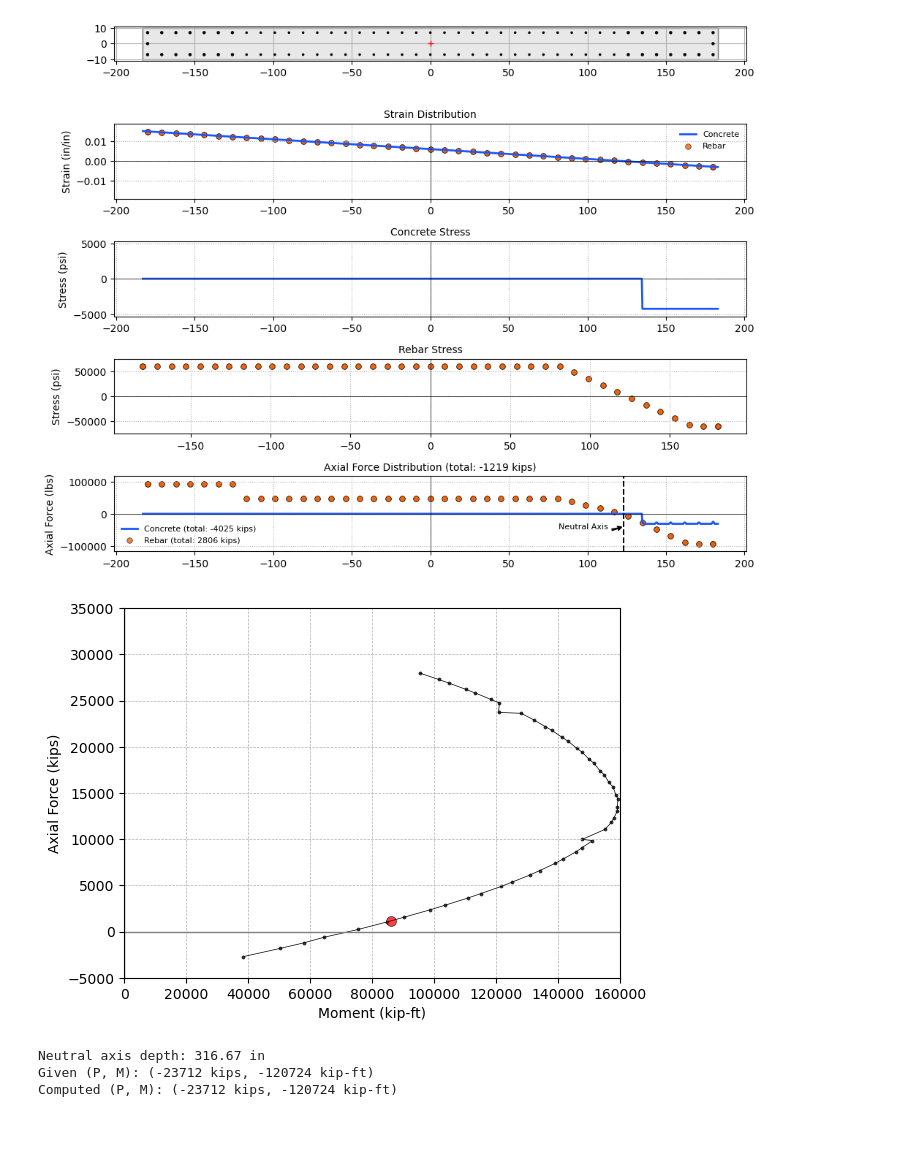
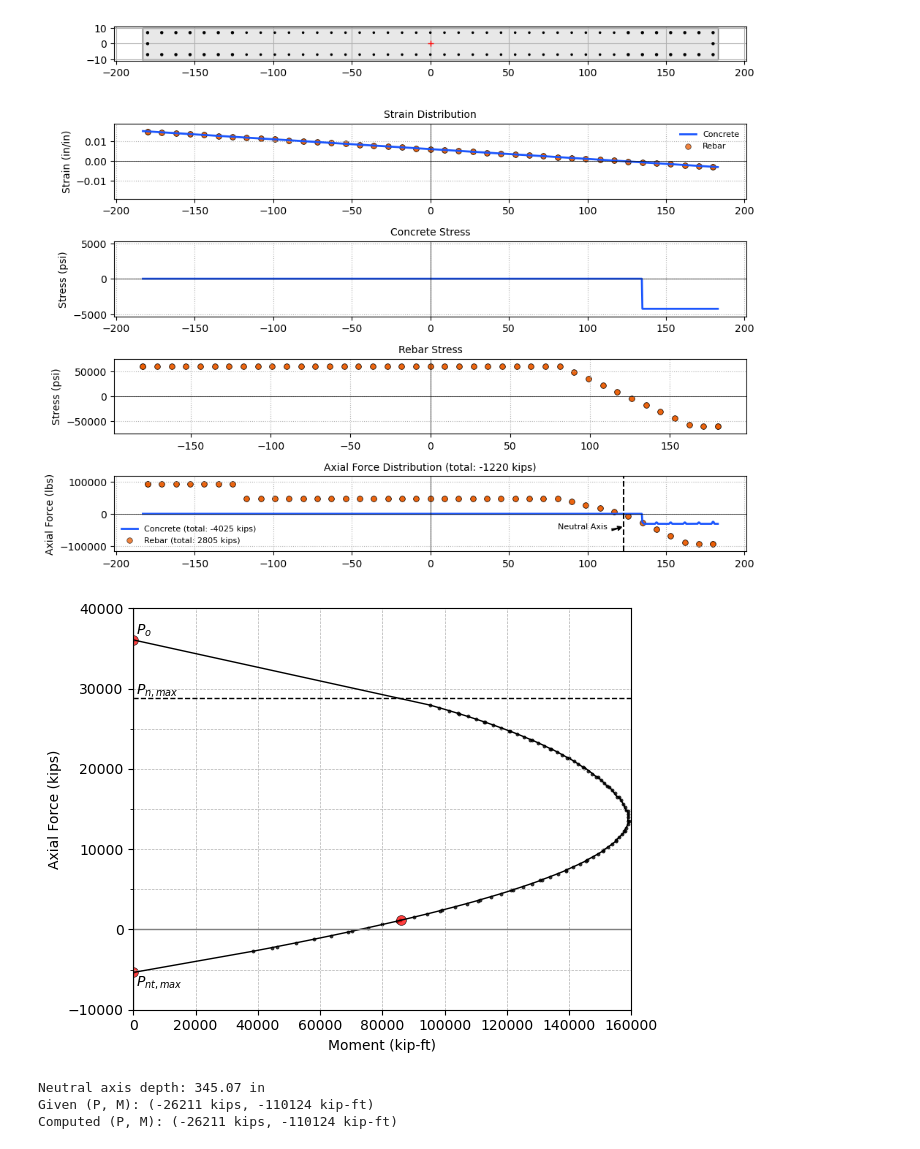
Before and after one commit to hkaragah/hkaragah.github.io, a Jupyter notebook: structure/shear_wall_neutral_axis/rect_shear_wall_neutral_axis.ipynb, the cells around one changed output. Cells and saved outputs as stored; diff of their text form; code cells hidden in the pictures.

Commit message:
Fix bug in generate_force_moment_interaction method in concrete.py and ACIConcrete.stress method in materials.py

```diff
--- a/structure/shear_wall_neutral_axis/rect_shear_wall_neutral_axis.ipynb
+++ b/structure/shear_wall_neutral_axis/rect_shear_wall_neutral_axis.ipynb
@@ -202,23 +202,47 @@ plt.show()
 # %% [output]
 [figure]
 # %%
-y_neutral, force, moment = generate_axial_moment(c_sec, n_points=50, ynmax_multiplier=1)
+y_neutral, force, moment = generate_force_moment_interaction(c_sec, n_points=100, ynmax_multiplier=1.0)
+# %%
+# Calculate maximum nominal compressive strength
+P_nmax = max_nominal_compressive_strength(c_sec)
+
+# Calculate moment at corresponding to zero axial force (pure bending)
+
+# Calculate force and moment at balance point
+
+# Calculate force and moment at tension-controlled point
 # %%
+
+
+
 phi=1.0
-plt.plot(-phi*moment/1e3/12, -phi*force/1e3, c='black', linewidth=0.5)
+plt.plot(-phi*moment/1e3/12, -phi*force/1e3, c='black', linewidth=1.0)
 plt.scatter(-phi*moment/1e3/12, -phi*force/1e3, s=5, marker='o', c='black', edgecolor='black', linewidth=0.5, alpha=0.75)
 plt.scatter(-phi*M_n1[0]/1e3/12, -phi*P_n1/1e3, s=50, marker='o', c='red', edgecolor='black', linewidth=0.5, alpha=0.75)
+plt.scatter(-phi*moment[0]/1e3/12, -phi*force[0]/1e3, s=50, marker='o', c='red', edgecolor='black', linewidth=0.5, alpha=0.75)
+plt.scatter(-phi*moment[-1]/1e3/12, -phi*force[-1]/1e3, s=50, marker='o', c='red', edgecolor='black', linewidth=0.5, alpha=0.75)
+plt.axhline(y=-P_nmax/1e3, color='black', linestyle='--', linewidth=1.)
+
 plt.axhline(y=0, color='grey', linestyle='-', linewidth=1)
 plt.axvline(x=0, color='grey', linestyle='-', linewidth=1)
+
+plt.annotate(r'$P_{n,max}$', xy=(1e3, -P_nmax/1e3), xytext=(1e3, -1.02 * P_nmax/1e3), fontsize=10, ha='left', color='black')
+plt.annotate(r'$P_o$', xy=(1e3, -force[-1]/1e3), xytext=(1e3, -1.02 * force[-1]/1e3), fontsize=10, ha='left', color='black')
+plt.annotate(r'$P_{nt,max}$', xy=(1e3, -force[0]/1e3), xytext=(1e3, -1.3 * force[0]/1e3), fontsize=10, ha='left', color='black')
+
 plt.xlabel('Moment (kip-ft)')
 plt.ylabel('Axial Force (kips)')
 plt.xlim(0, 160e3)
-plt.ylim(-5e3, 35e3)
+plt.ylim(-10e3, 40e3)
 plt.xticks(np.arange(0, 160e3, 40e3), minor=True, fontsize=6)
 plt.yticks(np.arange(-5e3, 35e3, 10e3), minor=True, fontsize=6)
 plt.grid(True, which='both', linestyle='--', linewidth=0.5)
+
+plt.tight_layout()
+plt.show()
 # %% [output]
-[figure, old version]
+[figure, new version]
 # %%
 h = max(c_sec.shape.width, c_sec.shape.height) # in
 index = -8
@@ -227,7 +251,7 @@ c, Pn0, Mn0 = y_neutral.flatten()[index], force[index], moment[index]
 curvature = c_sec.mat.eps_u / c
 
 y_s, eps_s, sigma_s, f_s = get_rebar_forces(concrete_sec=c_sec, curvature=curvature, y_neutral=c)
-y_c, eps_c, sigma_c, f_c = get_rect_concrete_force(concrete_sec=c_sec, curvature=curvature, y_neutral=c, n_points=100)
+y_c, eps_c, sigma_c, f_c= get_rect_concrete_force(concrete_sec=c_sec, curvature=curvature, y_neutral=c, n_points=1000)
 
 P_n = get_section_internal_force(concrete_sec=c_sec, curvature=curvature, y_neutral=c)
 M_n = get_section_internal_moment(concrete_sec=c_sec, curvature=curvature, y_neutral=c)
@@ -236,9 +260,9 @@ print(f"Neutral axis depth: {c:.2f} in")
 print(f"Given (P, M): ({Pn0/1e3:.0f} kips, {Mn0/1e3/12:.0f} kip-ft)")
 print(f"Computed (P, M): ({P_n/1e3:.0f} kips, {M_n[0]/1e3/12:.0f} kip-ft)")
 # %% [output]
-Neutral axis depth: 316.67 in
-Given (P, M): (-23712 kips, -120724 kip-ft)
-Computed (P, M): (-23712 kips, -120724 kip-ft)
+Neutral axis depth: 345.07 in
+Given (P, M): (-26211 kips, -110124 kip-ft)
+Computed (P, M): (-26211 kips, -110124 kip-ft)
 # %%
 fig, ax = plt.subplots(5, 1, figsize=(10, 8))
 
```
Also changed, not shown: parts of 5 cells of this notebook, 2 other files.
